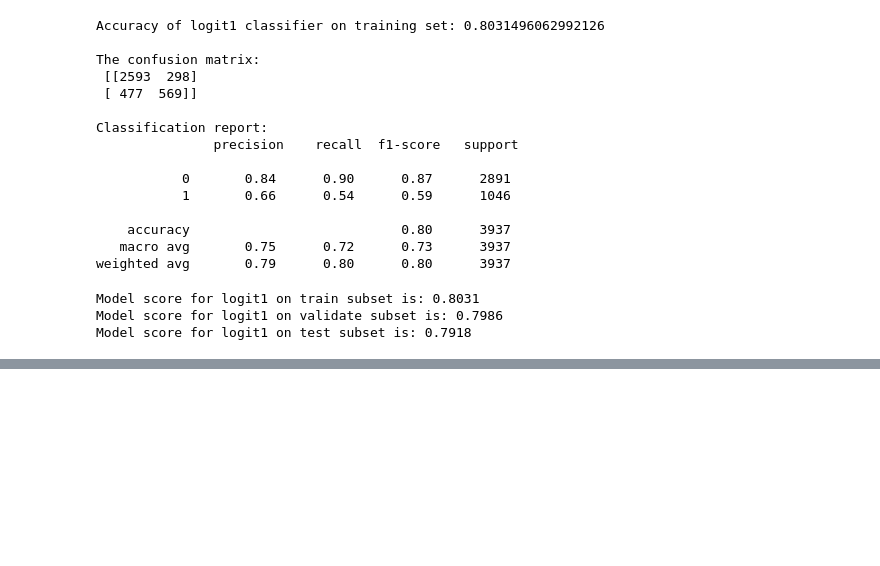
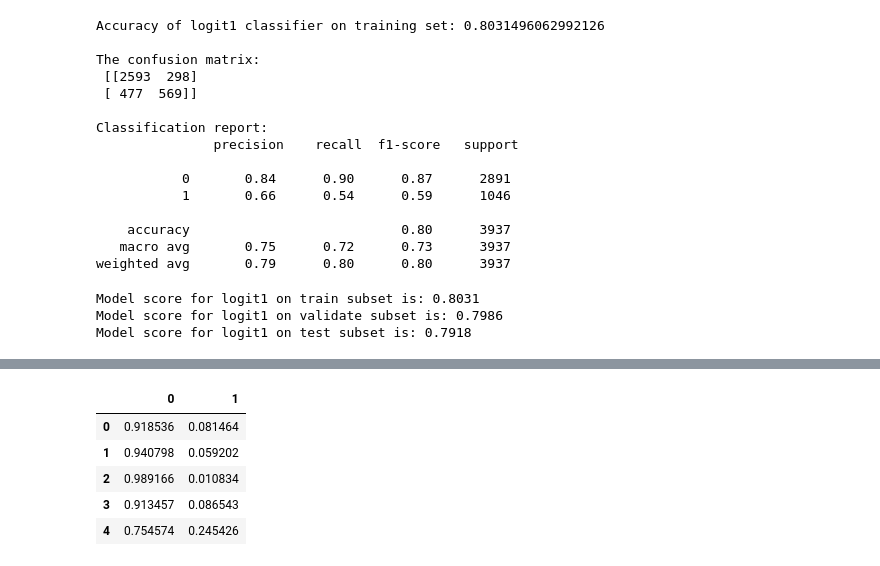
Before and after one commit to chadallen210/telco_classification_project, a Jupyter notebook: workbook.ipynb, the cells around one changed output, grey strips where cells are left out. Cells and saved outputs as stored; diff of their text form; code cells hidden in the pictures; blank space fills up the shorter version.

```diff
--- a/workbook.ipynb
+++ b/workbook.ipynb
@@ -1500,0 +1503,6 @@ Model score for logit1 on test subset is: 0.7918
+# %%
+# use the model to make predictions
+y_pred_test = logit1.predict(X_test[features1])
+
+# use the model to predict probabilities
+y_pred_proba_test = logit1.predict_proba(X_test[features1])
@@ -1500,0 +1520,10 @@ Model score for logit1 on test subset is: 0.7918
+# %%
+y_pred_proba_test = pd.DataFrame(y_pred_proba_test)
+y_pred_proba_test.head()
+# %% [output]
+|  | 0 | 1 |
+| 0 | 0.918536 | 0.081464 |
+| 1 | 0.940798 | 0.059202 |
+| 2 | 0.989166 | 0.010834 |
+| 3 | 0.913457 | 0.086543 |
+| 4 | 0.754574 | 0.245426 |
```
Also changed, not shown: parts of 12 cells of this notebook.
